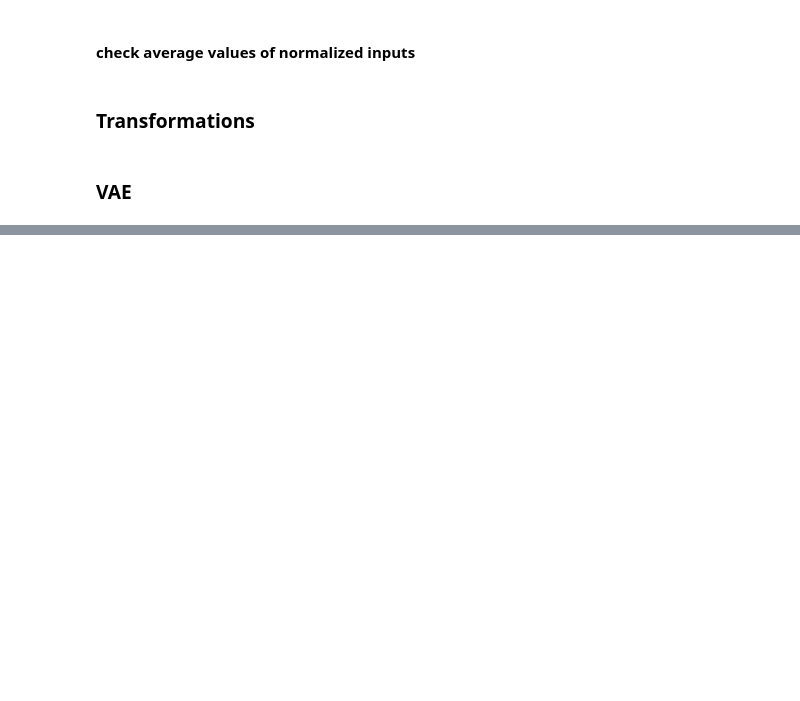
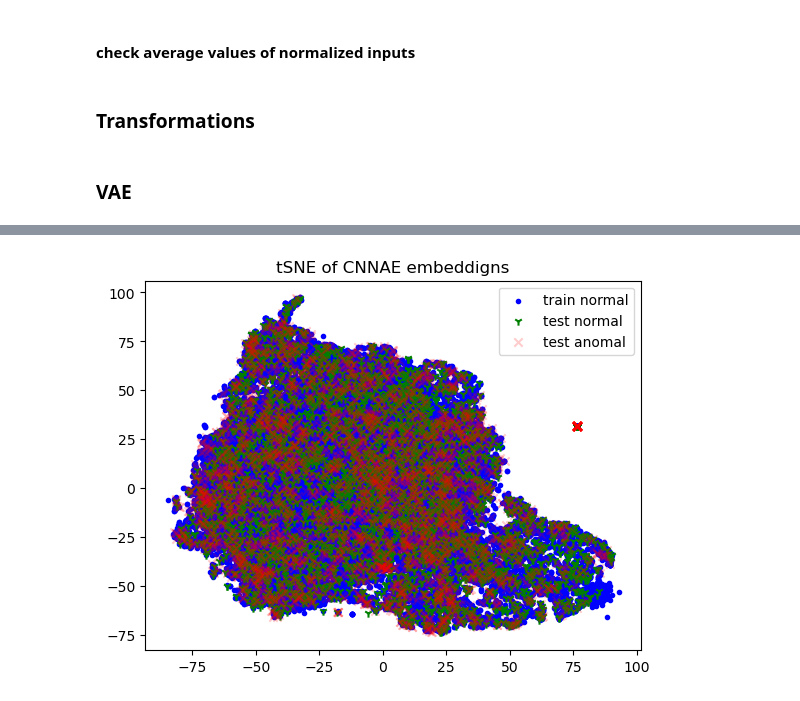
Before and after one commit to izorin/ntl, a Jupyter notebook: ntl/notebooks/ae_od.ipynb, the cells around one changed output, grey strips where cells are left out. Cells and saved outputs as stored; diff of their text form; code cells hidden in the pictures; blank space fills up the shorter version.

```diff
--- a/ntl/notebooks/ae_od.ipynb
+++ b/ntl/notebooks/ae_od.ipynb
@@ -466,0 +506,25 @@ class VAELoss(nn.Module):
+# %%
+
+def compute_tsne(train, test, train_labels, test_labels):
+    lengths = (train.shape[0], test.shape[0] // 2, test.shape[0] // 2)
+    labels = np.concatenate([train_labels, test_labels])
+    data = np.concatenate([train, test])
+
+    tsne = TSNE(2)
+    data_tsne = tsne.fit_transform(data)
+
+    return data_tsne, labels, lengths
+# %%
+def plot_embeddings(data, labels, lengths, title=''):
+    fig = plt.figure()
+    train_N, test_normal_N, test_anomal_N = lengths
+    # train
+    plt.scatter(data[:train_N, 0], data[:train_N, 1], color='b', marker='.', label='train normal')
+    # test normal
+    plt.scatter(data[train_N:train_N + test_normal_N, 0], data[train_N:train_N + test_normal_N, 1], color='g', marker='1', label='test normal')
+    # test anomal
+    plt.scatter(data[train_N + test_normal_N:, 0], data[train_N + test_normal_N:, 1], color='r', marker='x', label='test anomal', alpha=0.2)
+    plt.legend()
+    plt.title(title)
+    plt.show()
+    return fig
@@ -466,0 +539,6 @@ class VAELoss(nn.Module):
+# %%
+data_tsne, labels, lengths = compute_tsne(train_embeddings, test_embeddings, train_labels, test_labels)
+# %%
+_ = plot_embeddings(data_tsne, labels, lengths, 'tSNE of CNNAE embeddigns')
+# %% [output]
+[figure, added]
```
Also changed, not shown: parts of 16 cells of this notebook.
